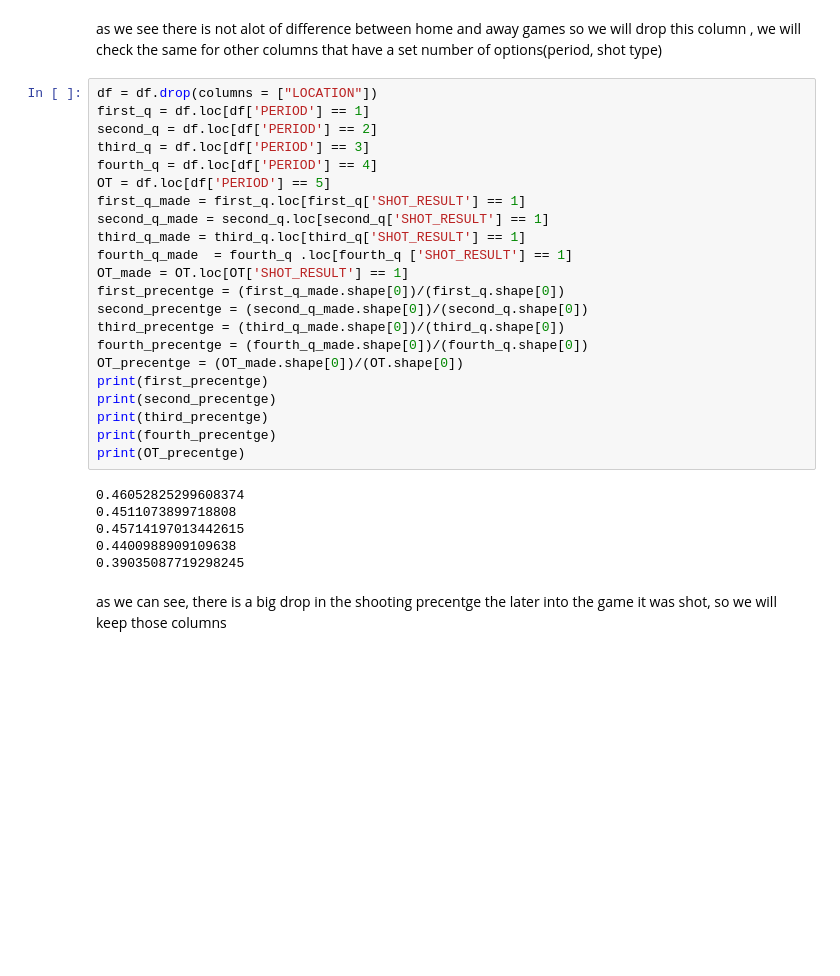
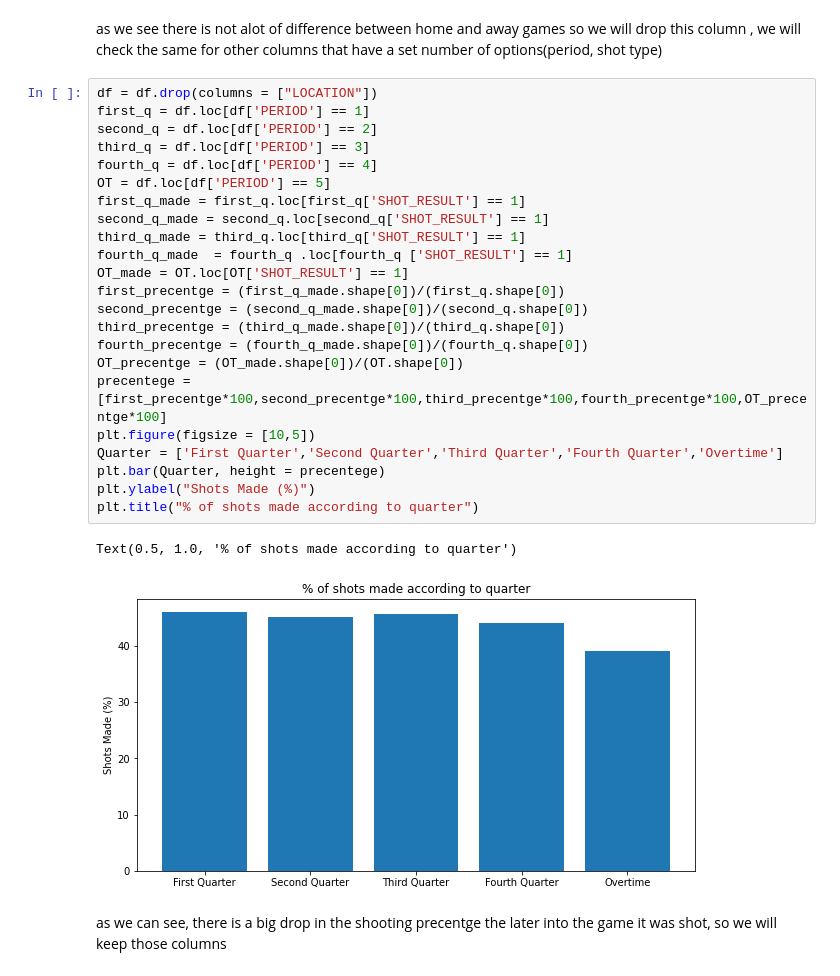
Before and after one commit to LiorBreitman8234/DataScienceFinalProjcet, a Jupyter notebook: nba shots.ipynb, the cells around one changed output. Cells and saved outputs as stored; diff of their text form; blank space fills up the shorter version.

```diff
--- a/nba shots.ipynb
+++ b/nba shots.ipynb
@@ -196,31 +197,29 @@ we will check the same for other columns that have a set number of options(perio
 # %%
 df = df.drop(columns = ["LOCATION"])
 first_q = df.loc[df['PERIOD'] == 1]
 second_q = df.loc[df['PERIOD'] == 2]
 third_q = df.loc[df['PERIOD'] == 3]
 fourth_q = df.loc[df['PERIOD'] == 4]
 OT = df.loc[df['PERIOD'] == 5]
 first_q_made = first_q.loc[first_q['SHOT_RESULT'] == 1]
 second_q_made = second_q.loc[second_q['SHOT_RESULT'] == 1]
 third_q_made = third_q.loc[third_q['SHOT_RESULT'] == 1]
 fourth_q_made  = fourth_q .loc[fourth_q ['SHOT_RESULT'] == 1]
 OT_made = OT.loc[OT['SHOT_RESULT'] == 1]
 first_precentge = (first_q_made.shape[0])/(first_q.shape[0])
 second_precentge = (second_q_made.shape[0])/(second_q.shape[0])
 third_precentge = (third_q_made.shape[0])/(third_q.shape[0])
 fourth_precentge = (fourth_q_made.shape[0])/(fourth_q.shape[0])
 OT_precentge = (OT_made.shape[0])/(OT.shape[0])
-print(first_precentge)
-print(second_precentge)
-print(third_precentge)
-print(fourth_precentge)
-print(OT_precentge)
+precentege = [first_precentge*100,second_precentge*100,third_precentge*100,fourth_precentge*100,OT_precentge*100]
+plt.figure(figsize = [10,5])
+Quarter = ['First Quarter','Second Quarter','Third Quarter','Fourth Quarter','Overtime']
+plt.bar(Quarter, height = precentege)
+plt.ylabel("Shots Made (%)")
+plt.title("% of shots made according to quarter")
 # %% [output]
-0.46052825299608374
-0.4511073899718808
-0.45714197013442615
-0.4400988909109638
-0.39035087719298245
+Text(0.5, 1.0, '% of shots made according to quarter')
+[figure, added]
 # %% [markdown]
 as we can see, there is a big drop in the shooting precentge the later into the game it was shot, so we will keep those columns
 # %%
```
Also changed, not shown: parts of 42 cells of this notebook.
